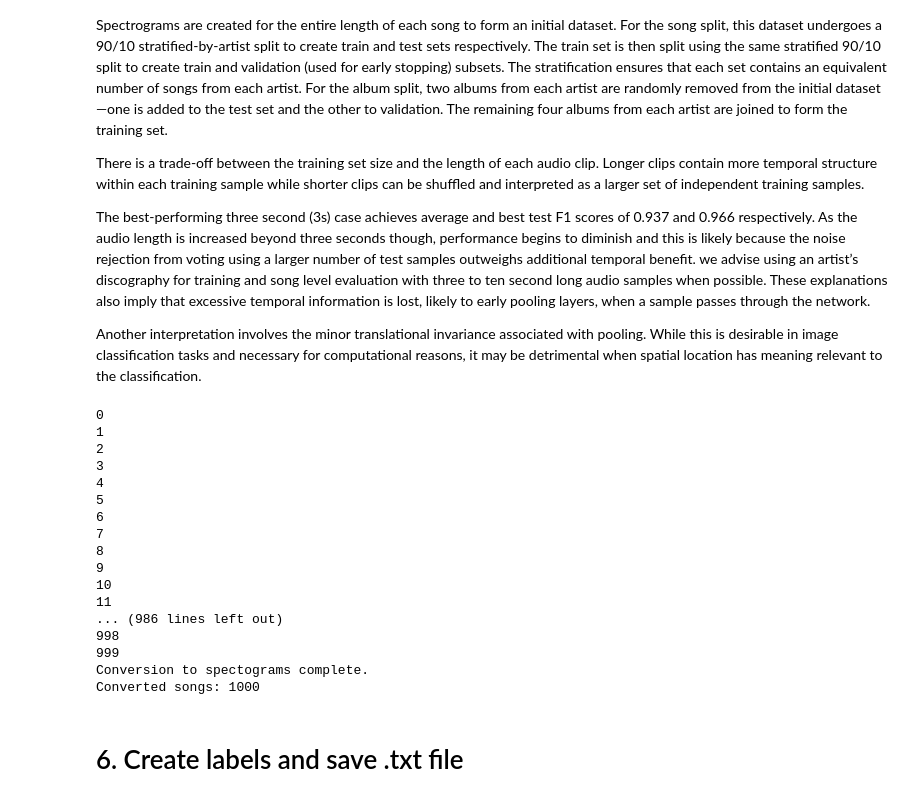
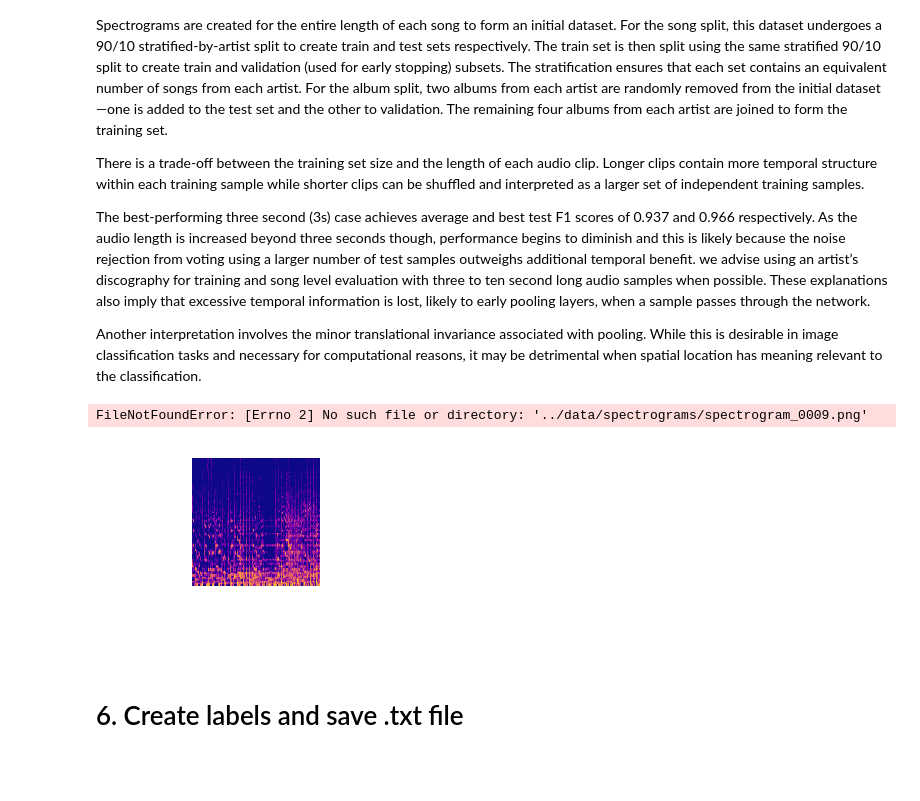
Before and after one commit to Ferlix/Music-Genre-Classificator, a Jupyter notebook: pre-processing/convert_wav_to_spectogram.ipynb, the cells around one changed output. Cells and saved outputs as stored; diff of their text form; code cells hidden in the pictures; blank space fills up the shorter version.

Commit message:
Spectrogram fix

```diff
--- a/pre-processing/convert_wav_to_spectogram.ipynb
+++ b/pre-processing/convert_wav_to_spectogram.ipynb
@@ -115,56 +117,39 @@ to the classification.
 #########################################
 ##########  Output parameters  ##########
 #########################################
-'''
+
 rootdir_glob = "../data/genres/**"      # songs parent folder
 path_save = "../data/spectrograms/"     # folder where to store outputs spectograms
 size_image = 128                        # will be saved as [size_image x size_image x 3 channels] with bit depth of 32
 
 sampling_rate = sampleRate                     # Sample rate used to determine time scale in x-axis (taken from the song files).
 hop_length = 512                        # Hop length, also used to determine time scale in x-axis (not used yet)
 y = 'mel'                               # Frequency types
 
 #########################################
 ##########     Preprocess      ##########
 #########################################
 
-i =
 for filename in glob.iglob(rootdir_glob, recursive=True):
     if os.path.isfile(filename): # filter dirs
         x, sampleRate = librosa.load(filename, duration = 30)
         fig = plt.figure(figsize=(1, 1), frameon=False,  dpi=size_image)
         ax = plt.Axes(fig, [0., 0., 1., 1.])
         ax.set_axis_off()
         fig.add_axes(ax)
         #X = librosa.stft(x) Old way of creating the the spectrogram.
         X = librosa.feature.melspectrogram(x, sr=sampleRate) #Creating the melspectrogram
         Xdb = librosa.amplitude_to_db(abs(X))
         librosa.display.specshow(Xdb, sr=sampling_rate,  cmap='plasma', x_axis='time', y_axis=y)
         plt.savefig(path_save + 'spectrogram_'+ str("{:04d}".format(i)) + '.png',  transparent=True, pad_inches=0.0, dpi=size_image)
         plt.close(fig)
         i = i + 1
 
 print('Conversion to spectograms complete.')
 print('Converted songs: ' + str(i))
-'''
 # %% [output]
-0
-1
-2
-3
-4
-5
-6
-7
-8
-9
-10
-11
-... (986 lines left out)
-998
-999
-Conversion to spectograms complete.
-Converted songs: 1000
+FileNotFoundError: [Errno 2] No such file or directory: '../data/spectrograms/spectrogram_0009.png'
+[figure, added]
 # %% [markdown]
 # 6. Create labels and save .txt file
 # %%
```
Also changed, not shown: parts of 1 cell of this notebook.
